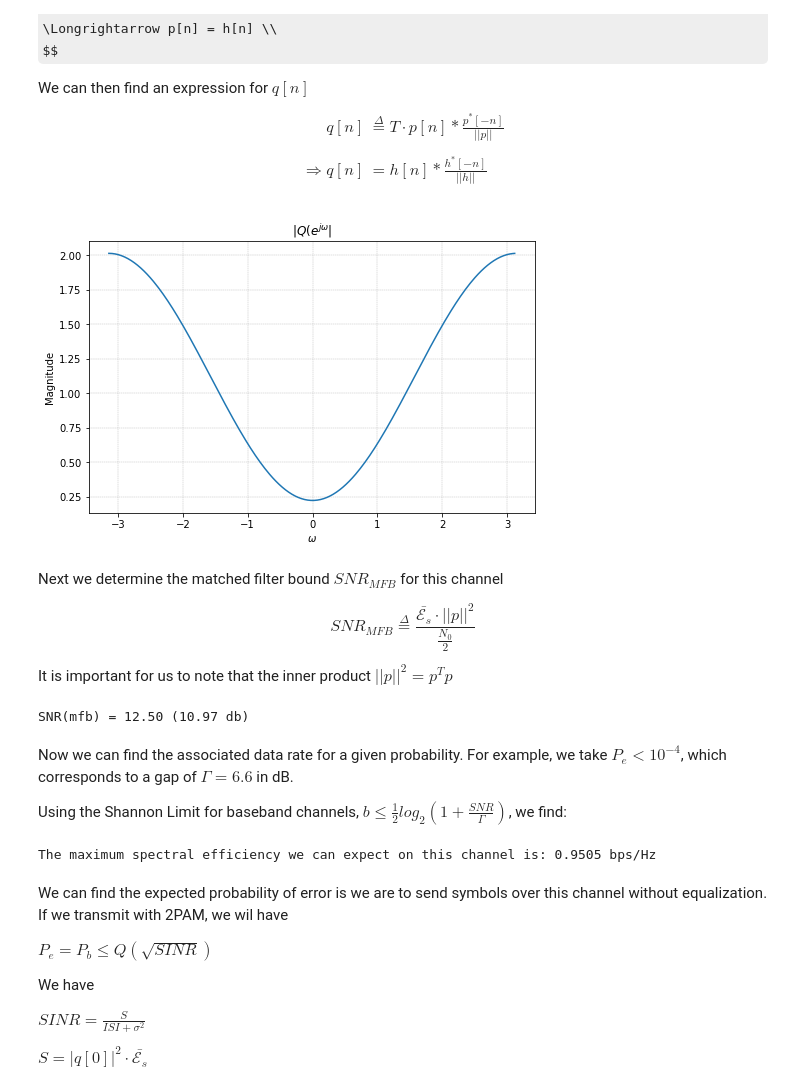
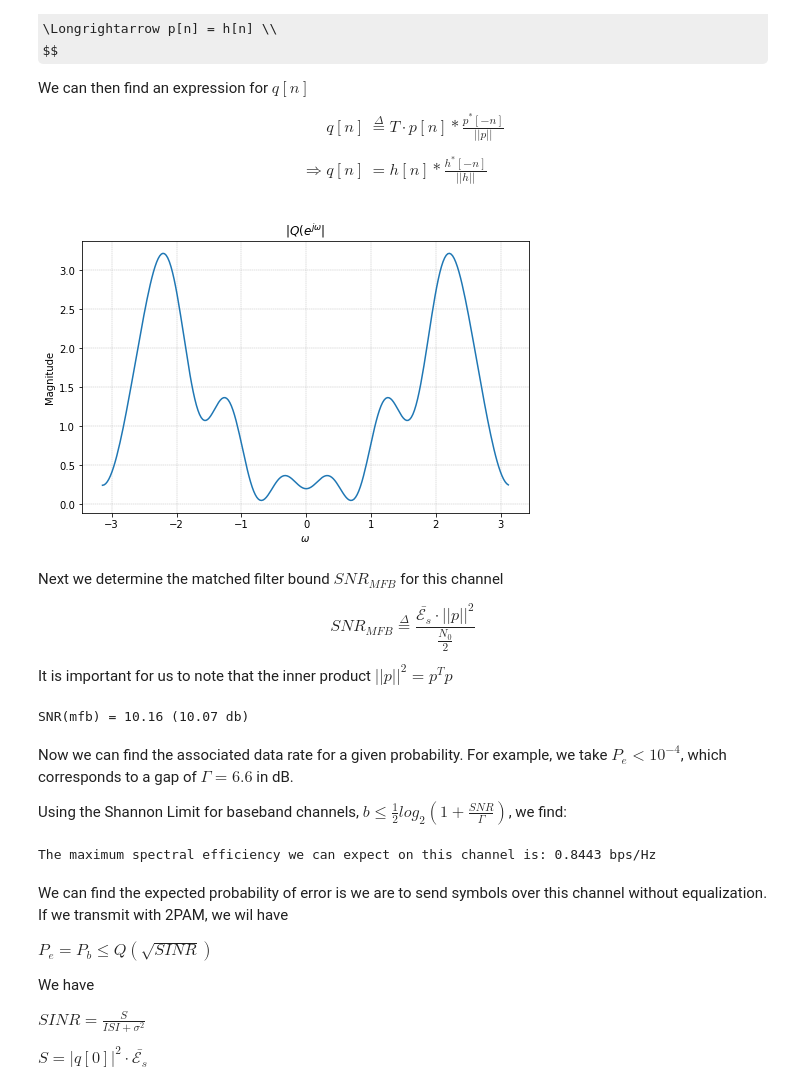
Before and after one commit to JacksonPaull/OFDM, a Jupyter notebook: project.ipynb, the cells around one changed output. Drawn from its saved outputs; the diff is of its cells as text; code cells hidden in the pictures; some formulas as TeX source.

```diff
--- a/project.ipynb
+++ b/project.ipynb
@@ -24,9 +27,8 @@ import utils, encoders, OFDM, plots
 # %%
-# h = np.array([0.8037, 0.7209, -0.3179,-0.3395, -0.2455, -0.0897, -0.1079, 0.2267, -0.1062])
-h = np.array([1, 0.5])
+h = np.array([0.8037, 0.7209, -0.3179,-0.3395, -0.2455, -0.0897, -0.1079, 0.2267, -0.1062])
+# h = np.array([1, 0.5])
 E_bar = 1
-#No = 0.3
-No=0.2
+No = 0.3
 # %% [markdown]
 ## ISI Channel Fundamentals
 # %% [markdown]
@@ -53,18 +55,18 @@ $$
 # %%
 __n__ = 256 # Adjust to change the smoothness of the produced figure
 
 q = np.convolve(h, np.conj(h[::-1]) / np.sqrt(h @ h))
-Q = fft.fft(q, __n__)
+Q = fft(q, __n__)
 
 fig = plt.figure(figsize=(8, 5))
 plt.plot(np.arange(-np.pi, np.pi, 2*np.pi/__n__), np.abs(Q))
 plt.title('$|Q(e^{j\omega}|$')
 plt.ylabel('Magnitude')
 plt.xlabel('$\omega$')
 plt.grid(True, ls='--', lw=0.4)
 plt.show()
 # %% [output]
-[figure, old version]
+[figure, new version]
 # %% [markdown]
 Next we determine the matched filter bound $SNR_{MFB}$ for this channel
 
@@ -79,7 +81,7 @@ mag_p = p @ p
 snr_mfb = E_bar * mag_p / (No/2)
 print(f'SNR(mfb) = {snr_mfb:.2f} ({utils.lin_to_db(snr_mfb):.2f} db)')
 # %% [output]
-SNR(mfb) = 12.50 (10.97 db)
+SNR(mfb) = 10.16 (10.07 db)
 # %% [markdown]
 Now we can find the associated data rate for a given probability.
 For example, we take $P_e < 10^{-4}$, which corresponds to a gap of $\Gamma = 6.6$ in dB.
@@ -91,7 +93,7 @@ gap = 6.6
 b = 1/2 * np.log2(1 + snr_mfb/utils.db_to_lin(6.6))
 print(f'The maximum spectral efficiency we can expect on this channel is: {b:.4f} bps/Hz')
 # %% [output]
-The maximum spectral efficiency we can expect on this channel is: 0.9505 bps/Hz
+The maximum spectral efficiency we can expect on this channel is: 0.8443 bps/Hz
 # %% [markdown]
 We can find the expected probability of error is we are to send symbols over this channel without equalization. If we transmit with 2PAM, we wil have
 
```
Also changed, not shown: parts of 22 cells of this notebook, 4 other files.
